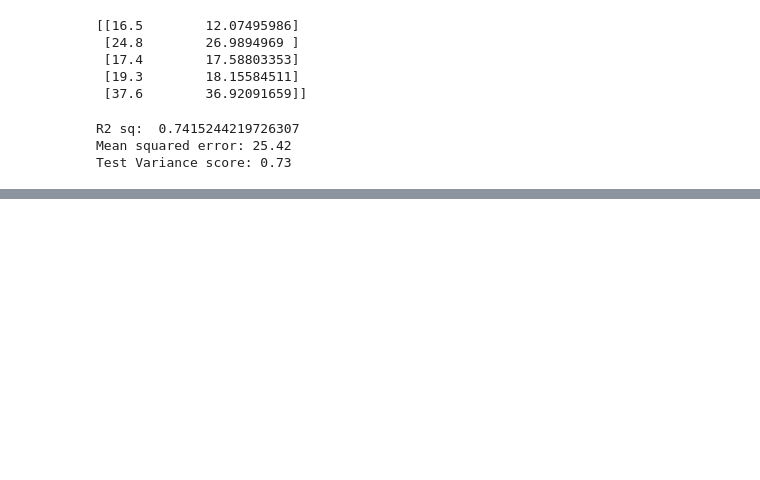
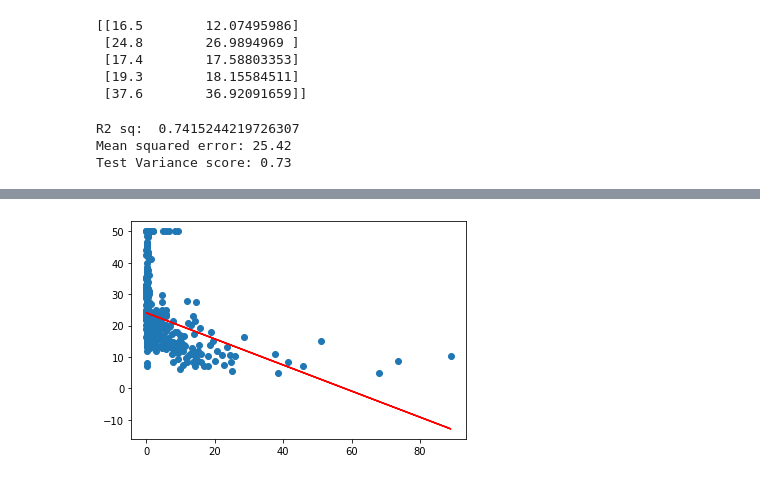
Before and after one commit to BillXSY/VG441, a Jupyter notebook: Supplement_Forecasting/Forcasting-LinReg.ipynb, the cells around one changed output, grey strips where cells are left out. Drawn from its saved outputs; the diff is of its cells as text; code cells hidden in the pictures; blank space fills up the shorter version.

```diff
--- a/Supplement_Forecasting/Forcasting-LinReg.ipynb
+++ b/Supplement_Forecasting/Forcasting-LinReg.ipynb
@@ -106,16 +108,18 @@ NameError: name 'residual' is not defined
 # %%
 # Examining simple linear regression...
 
-#X = df_x['CRIM'].values.reshape(-1, 1)
-X = df_x.iloc[:,0].values.reshape(-1, 1)
-#X = df_x['RM'].values.reshape(-1, 1)
+X = df_x['CRIM'].values.reshape(-1, 1)
+# X = df_x.iloc[:,0].values.reshape(-1, 1)
+# X = df_x['RM'].values.reshape(-1, 1)
 #X = df_x.iloc[:,5].values.reshape(-1, 1)
 Y = df_y.values.reshape(-1,1)
 
 model3 = linear_model.LinearRegression()
 model3.fit(X,Y)
 Y_pred = model3.predict(X)
 
 plt.scatter(X, Y)
 plt.plot(X, Y_pred, color='red')
 plt.show()
+# %% [output]
+[figure, added]
```
Also changed, not shown: parts of 8 cells of this notebook, 13 other files.
